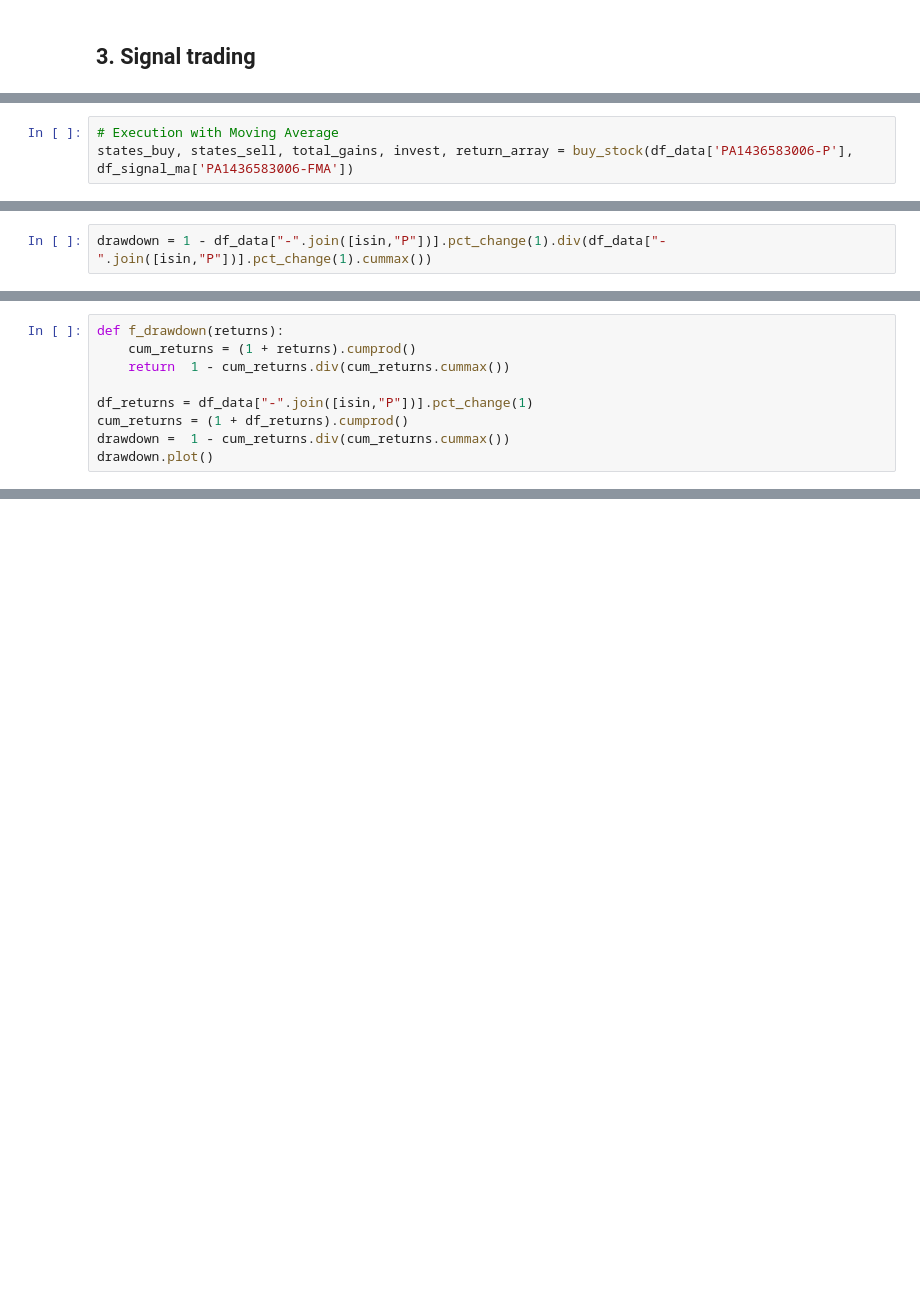
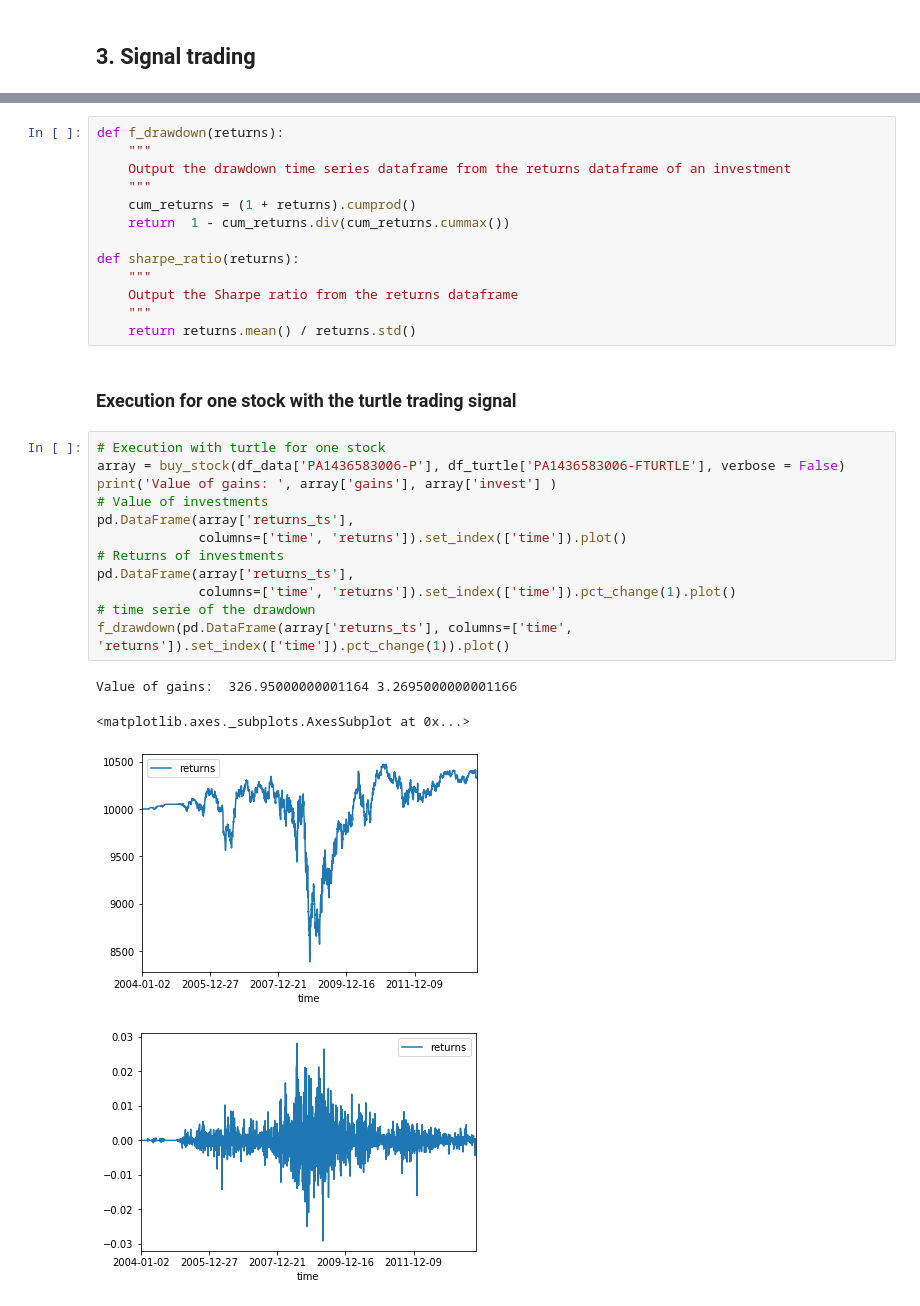
Before and after one commit to PierreNowi/cs230-project, a Jupyter notebook: signal-trading.ipynb, the cells around one changed output, grey strips where cells are left out. Saved outputs shown, nothing was run; the diff lists cells and outputs as text; blank space fills up the shorter version.

```diff
--- a/signal-trading.ipynb
+++ b/signal-trading.ipynb
@@ -174,3 +42,0 @@ dtype: float64
-# %%
-# Execution with Moving Average
-states_buy, states_sell, total_gains, invest, return_array = buy_stock(df_data['PA1436583006-P'], df_signal_ma['PA1436583006-FMA'])
@@ -287,2 +42,0 @@ df_data["-".join([isin,"P"])].pct_change(1).plot()
-# %%
-drawdown = 1 - df_data["-".join([isin,"P"])].pct_change(1).div(df_data["-".join([isin,"P"])].pct_change(1).cummax())
@@ -368,9 +42,0 @@ Compute the Drawdown.
-# %%
-def f_drawdown(returns):
-    cum_returns = (1 + returns).cumprod()
-    return  1 - cum_returns.div(cum_returns.cummax())
-
-df_returns = df_data["-".join([isin,"P"])].pct_change(1)
-cum_returns = (1 + df_returns).cumprod()
-drawdown =  1 - cum_returns.div(cum_returns.cummax())
-drawdown.plot()
@@ -407,0 +191,32 @@ df_return.plot()
+# %%
+def f_drawdown(returns):
+    """
+    Output the drawdown time series dataframe from the returns dataframe of an investment
+    """
+    cum_returns = (1 + returns).cumprod()
+    return  1 - cum_returns.div(cum_returns.cummax())
+
+def sharpe_ratio(returns):
+    """
+    Output the Sharpe ratio from the returns dataframe
+    """
+    return returns.mean() / returns.std()
+# %% [markdown]
+### Execution for one stock with the turtle trading signal
+# %%
+# Execution with turtle for one stock
+array = buy_stock(df_data['PA1436583006-P'], df_turtle['PA1436583006-FTURTLE'], verbose = False)
+print('Value of gains: ', array['gains'], array['invest'] )
+# Value of investments
+pd.DataFrame(array['returns_ts'],
+             columns=['time', 'returns']).set_index(['time']).plot()
+# Returns of investments
+pd.DataFrame(array['returns_ts'],
+             columns=['time', 'returns']).set_index(['time']).pct_change(1).plot()
+# time serie of the drawdown
+f_drawdown(pd.DataFrame(array['returns_ts'], columns=['time', 'returns']).set_index(['time']).pct_change(1)).plot()
+# %% [output]
+Value of gains:  326.95000000001164 3.2695000000001166
+<matplotlib.axes._subplots.AxesSubplot at 0x...>
+[figure, added]
+[figure, added]
```
Also changed, not shown: parts of 47 cells of this notebook, 4 other files.
